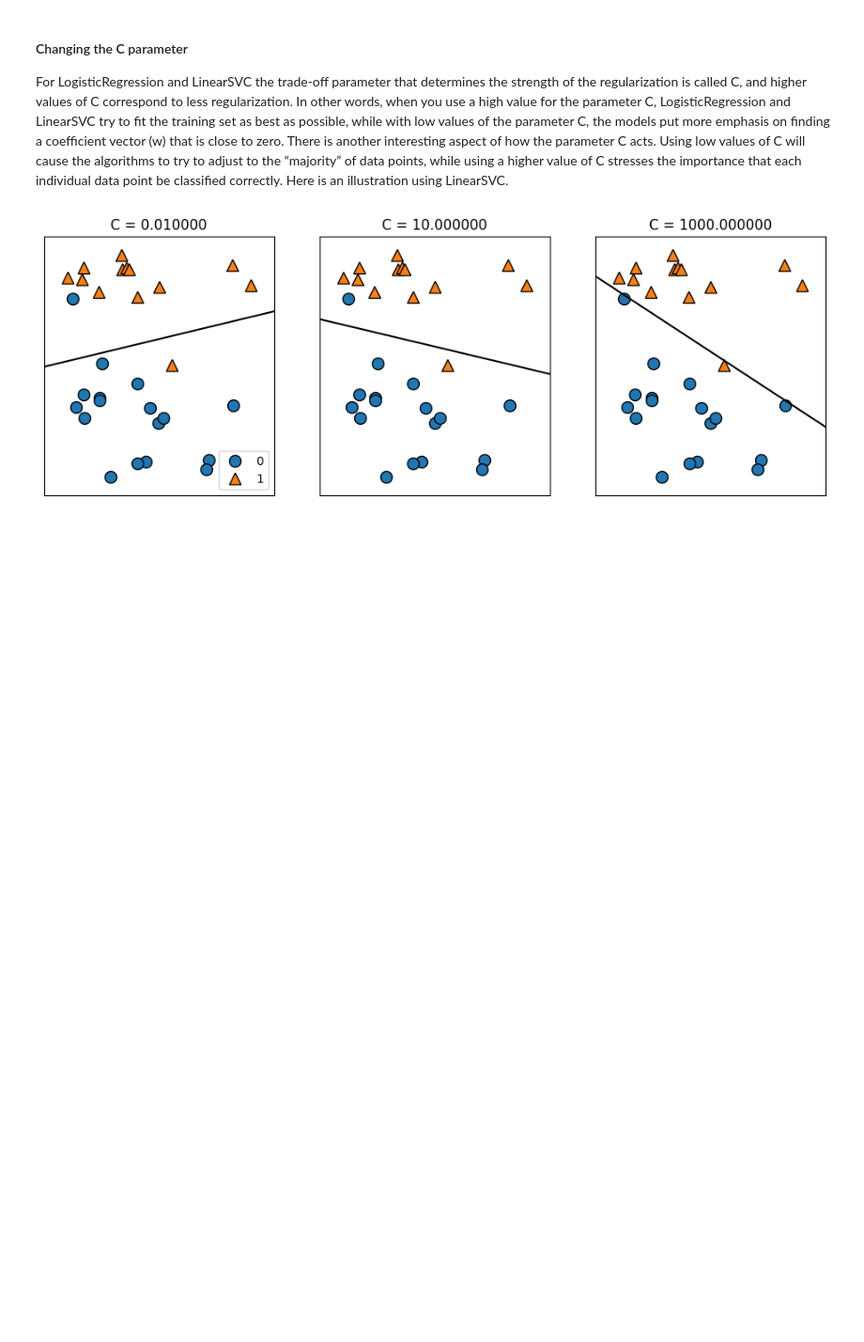
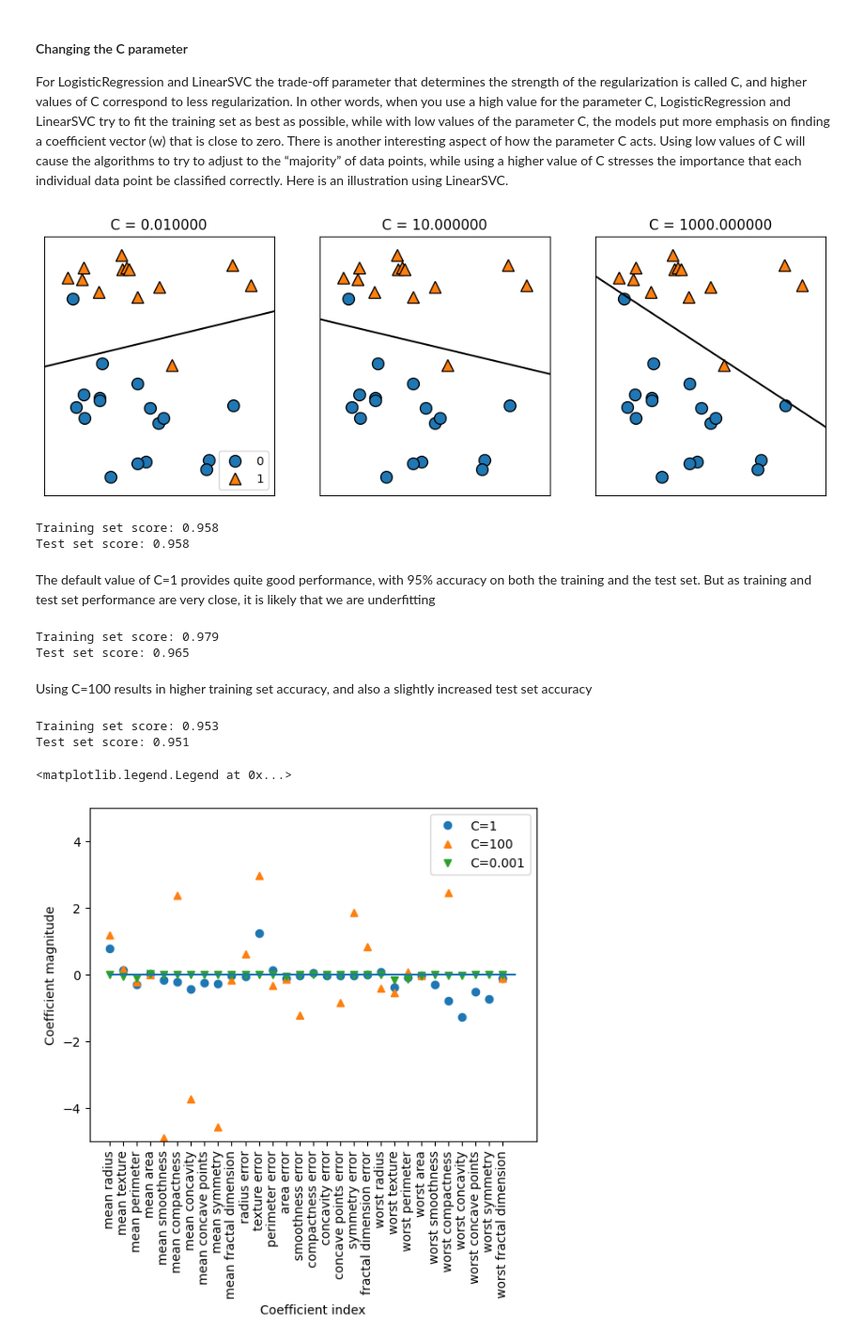
Before and after one commit to jurgenfolz/Machine-Learning-Examples, a Jupyter notebook: Linear Models/Classification/LogisticRegression.ipynb, the cells around one changed output. Shown at 94% size. Saved outputs shown, nothing was run; the diff lists cells and outputs as text; code cells hidden in the pictures; blank space fills up the shorter version.

Commit message:
Finished linear models

```diff
--- a/Linear Models/Classification/LogisticRegression.ipynb
+++ b/Linear Models/Classification/LogisticRegression.ipynb
@@ -44,3 +45,46 @@ For LogisticRegression and LinearSVC the trade-off parameter that determines the
 mglearn.plots.plot_linear_svc_regularization()
 # %% [output]
 [figure]
+# %%
+from sklearn.datasets import load_breast_cancer
+from sklearn.model_selection import train_test_split
+cancer = load_breast_cancer()
+X_train, X_test, y_train, y_test = train_test_split(cancer.data, cancer.target, stratify=cancer.target, random_state=42)
+logreg = LogisticRegression(max_iter=10000).fit(X_train, y_train)
+print(f"Training set score: {logreg.score(X_train, y_train):.3f}")
+print(f"Test set score: {logreg.score(X_test, y_test):.3f}")
+# %% [output]
+Training set score: 0.958
+Test set score: 0.958
+# %% [markdown]
+The default value of C=1 provides quite good performance, with 95% accuracy on both the training and the test set. But as training and test set performance are very close, it is likely that we are underfitting
+# %%
+# Testing C = 100
+logreg100 = LogisticRegression(C=100, max_iter=10000).fit(X_train, y_train)
+print("Training set score: {:.3f}".format(logreg100.score(X_train, y_train)))
+print("Test set score: {:.3f}".format(logreg100.score(X_test, y_test)))
+# %% [output]
+Training set score: 0.979
+Test set score: 0.965
+# %% [markdown]
+Using C=100 results in higher training set accuracy, and also a slightly increased test set accuracy
+# %%
+logreg001 = LogisticRegression(C=0.01, max_iter=1000).fit(X_train, y_train)
+print("Training set score: {:.3f}".format(logreg001.score(X_train, y_train)))
+print("Test set score: {:.3f}".format(logreg001.score(X_test, y_test)))
+# %% [output]
+Training set score: 0.953
+Test set score: 0.951
+# %%
+plt.plot(logreg.coef_.T, 'o', label="C=1")
+plt.plot(logreg100.coef_.T, '^', label="C=100")
+plt.plot(logreg001.coef_.T, 'v', label="C=0.001")
+plt.xticks(range(cancer.data.shape[1]), cancer.feature_names, rotation=90)
+plt.hlines(0, 0, cancer.data.shape[1])
+plt.ylim(-5, 5)
+plt.xlabel("Coefficient index")
+plt.ylabel("Coefficient magnitude")
+plt.legend()
+# %% [output]
+<matplotlib.legend.Legend at 0x...>
+[figure, added]
```
Also changed, not shown: parts of 5 cells of this notebook.
